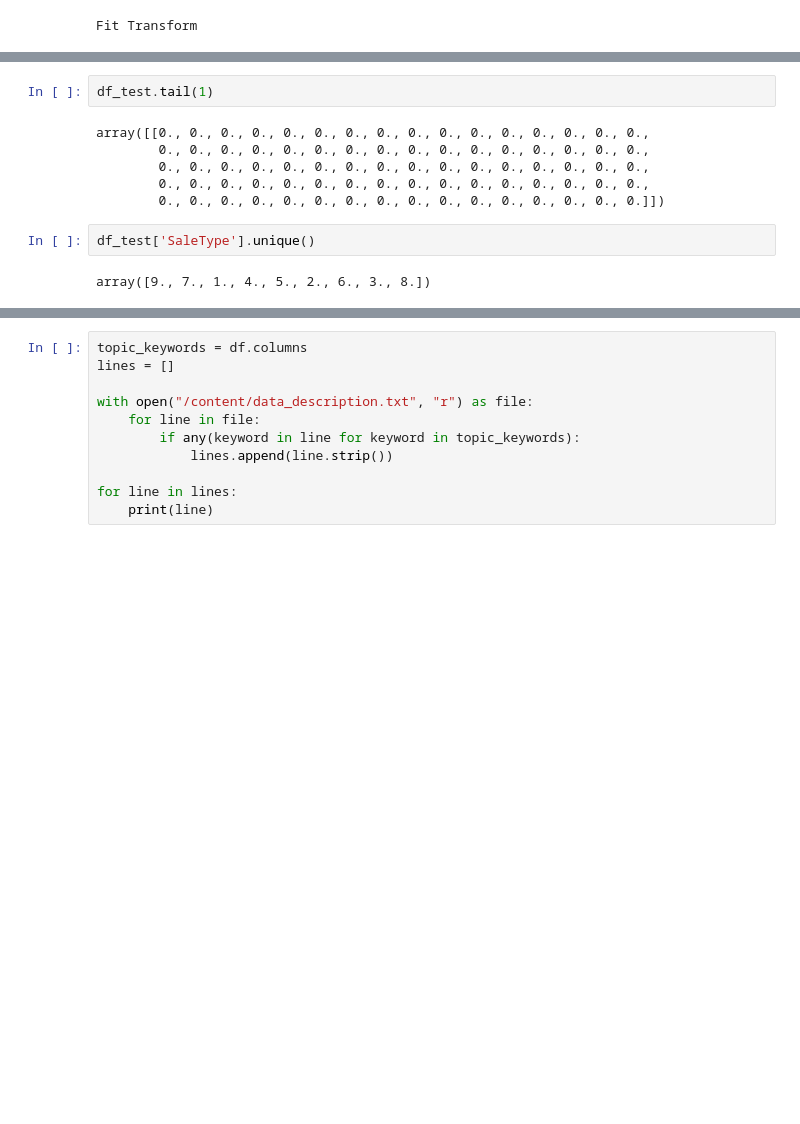
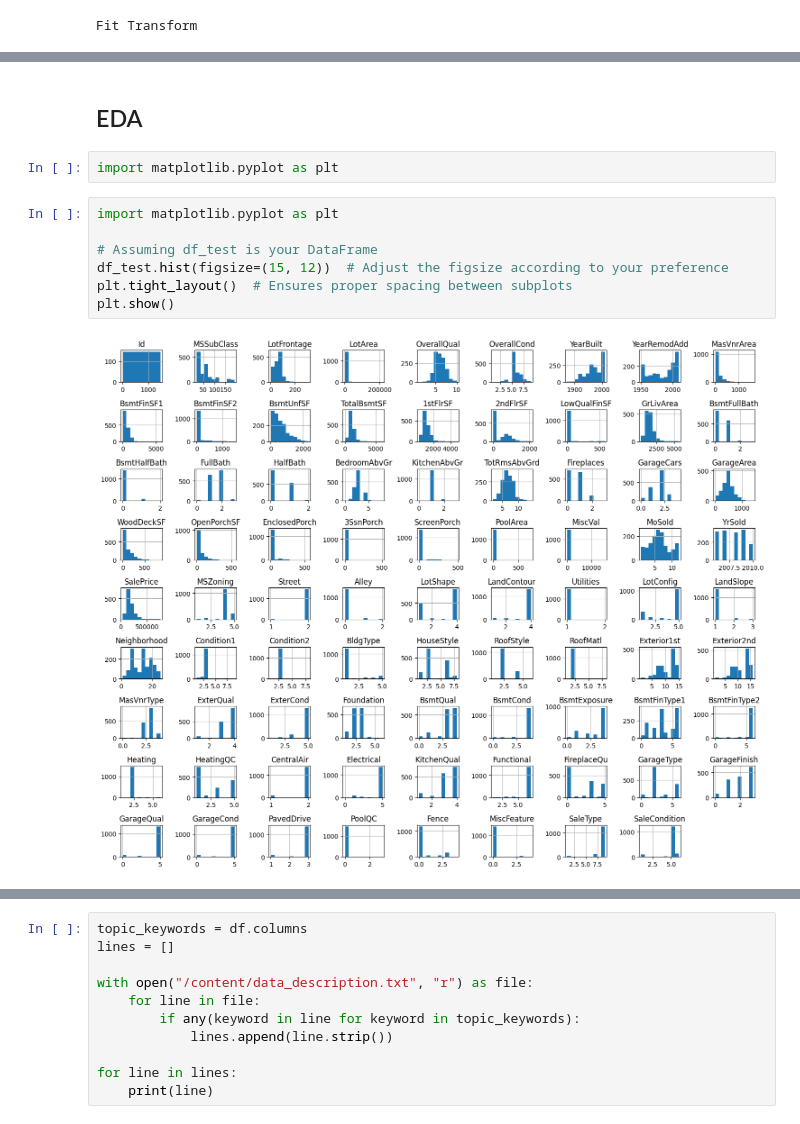
Before and after one commit to abdulhakkeempa/house-price-prediction, a Jupyter notebook: House_Price_Prediction.ipynb, the cells around one changed output, grey strips where cells are left out. Saved outputs shown, nothing was run; the diff lists cells and outputs as text; blank space fills up the shorter version.

```diff
--- a/House_Price_Prediction.ipynb
+++ b/House_Price_Prediction.ipynb
@@ -474,12 +474,13 @@ memory usage: 913.2 KB
-# %%
-df_test.tail(1)
-# %% [output]
-array([[0., 0., 0., 0., 0., 0., 0., 0., 0., 0., 0., 0., 0., 0., 0., 0.,
-        0., 0., 0., 0., 0., 0., 0., 0., 0., 0., 0., 0., 0., 0., 0., 0.,
-        0., 0., 0., 0., 0., 0., 0., 0., 0., 0., 0., 0., 0., 0., 0., 0.,
-        0., 0., 0., 0., 0., 0., 0., 0., 0., 0., 0., 0., 0., 0., 0., 0.,
-        0., 0., 0., 0., 0., 0., 0., 0., 0., 0., 0., 0., 0., 0., 0., 0.]])
-# %%
-df_test['SaleType'].unique()
-# %% [output]
-array([9., 7., 1., 4., 5., 2., 6., 3., 8.])
+# %% [markdown]
+## EDA
+# %%
+import matplotlib.pyplot as plt
+# %%
+import matplotlib.pyplot as plt
+
+# Assuming df_test is your DataFrame
+df_test.hist(figsize=(15, 12))  # Adjust the figsize according to your preference
+plt.tight_layout()  # Ensures proper spacing between subplots
+plt.show()
+# %% [output]
+[figure, added]
```
Also changed, not shown: parts of 33 cells of this notebook.
